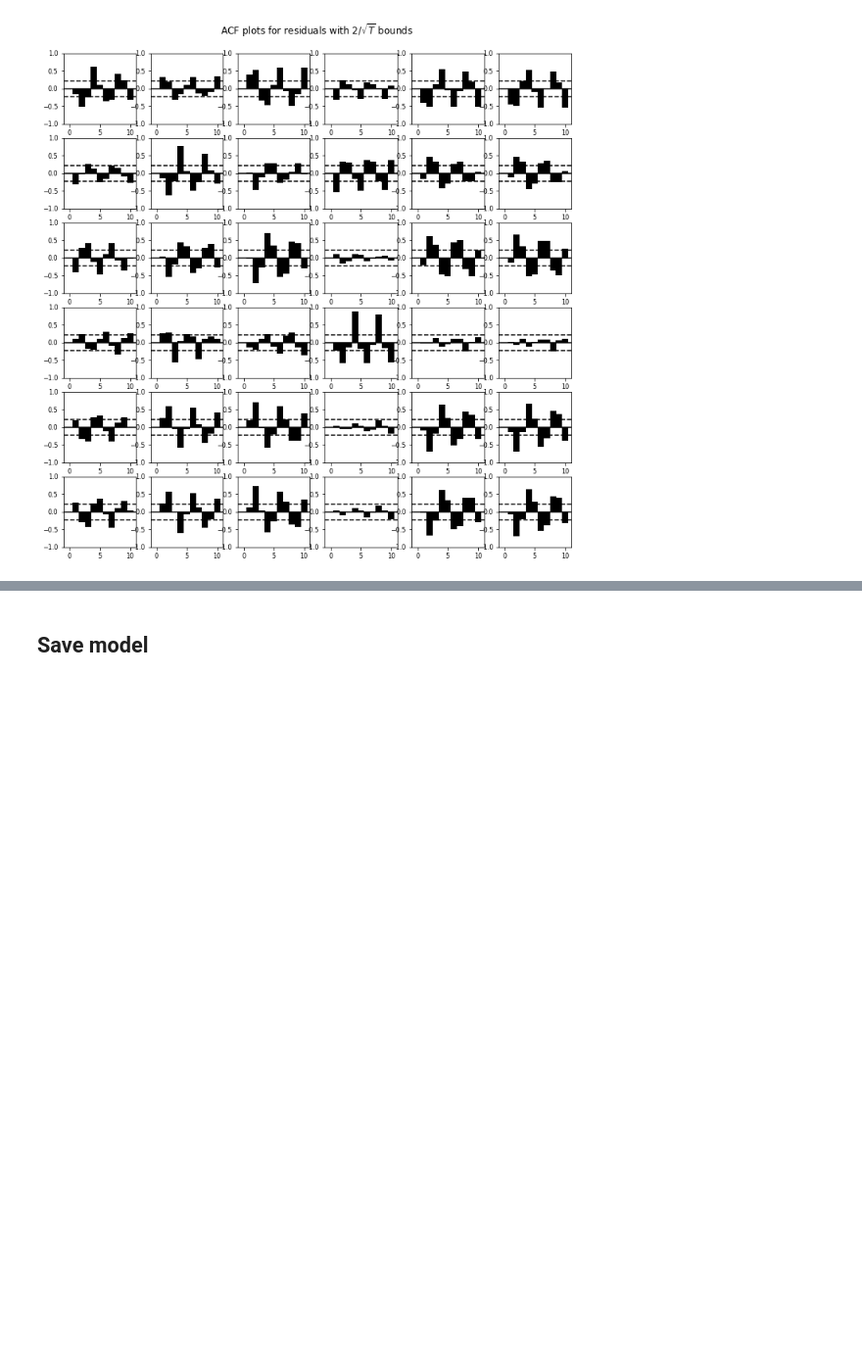
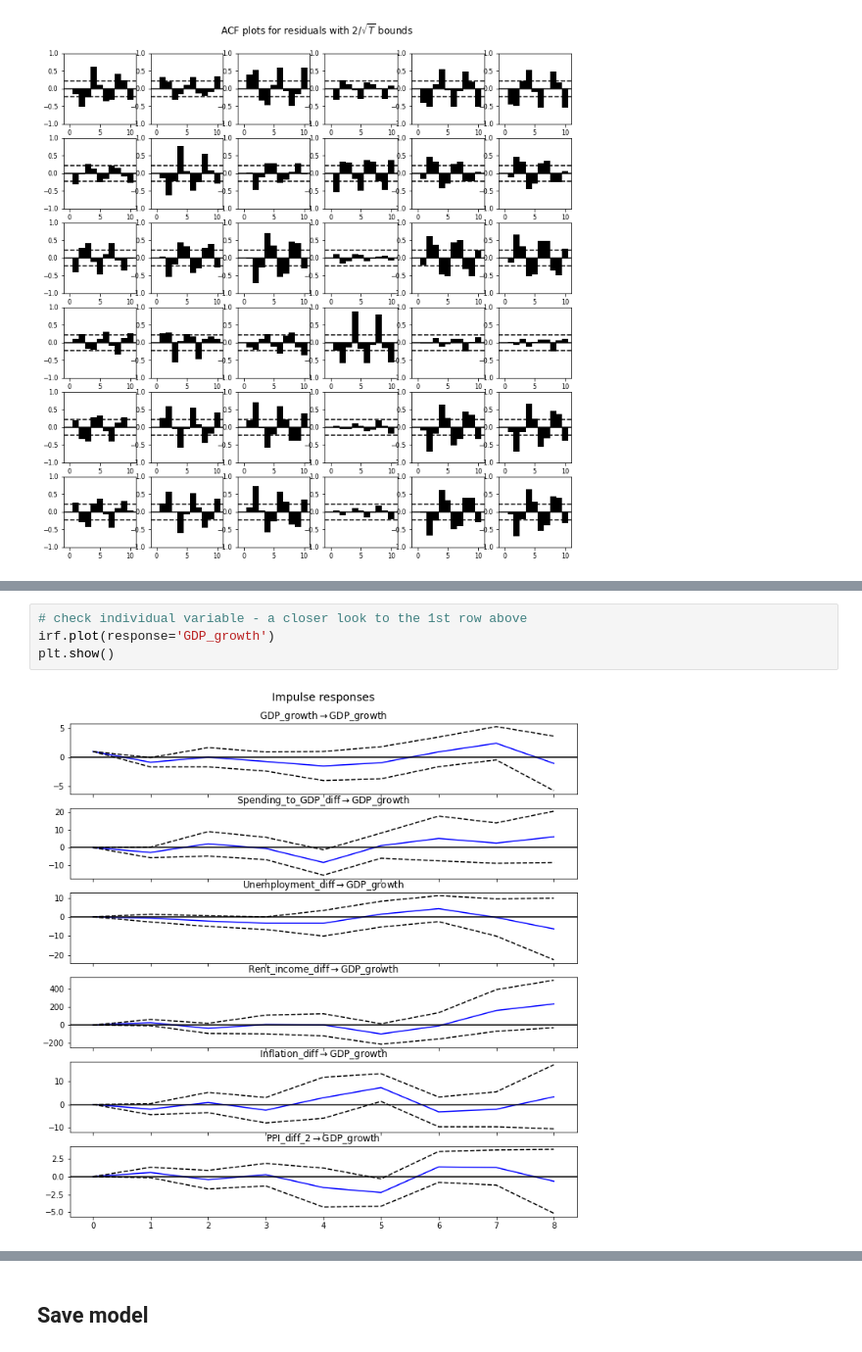
Before and after one commit to hoytlui/GDP-Growth-Forecast-Multivariate-Time-Series-Analysis, a Jupyter notebook: 4_preprocessing.ipynb, the cells around one changed output, grey strips where cells are left out. Shown at 98% size. Saved outputs shown, nothing was run; the diff lists cells and outputs as text; blank space fills up the shorter version.

```diff
--- a/4_preprocessing.ipynb
+++ b/4_preprocessing.ipynb
@@ -174,0 +253,6 @@ The max lag of 12 provides the lowest AIC score. Hence, 12 is selected and used
+# %%
+# check individual variable - a closer look to the 1st row above
+irf.plot(response='GDP_growth')
+plt.show()
+# %% [output]
+[figure, added]
```
Also changed, not shown: parts of 17 cells of this notebook.
